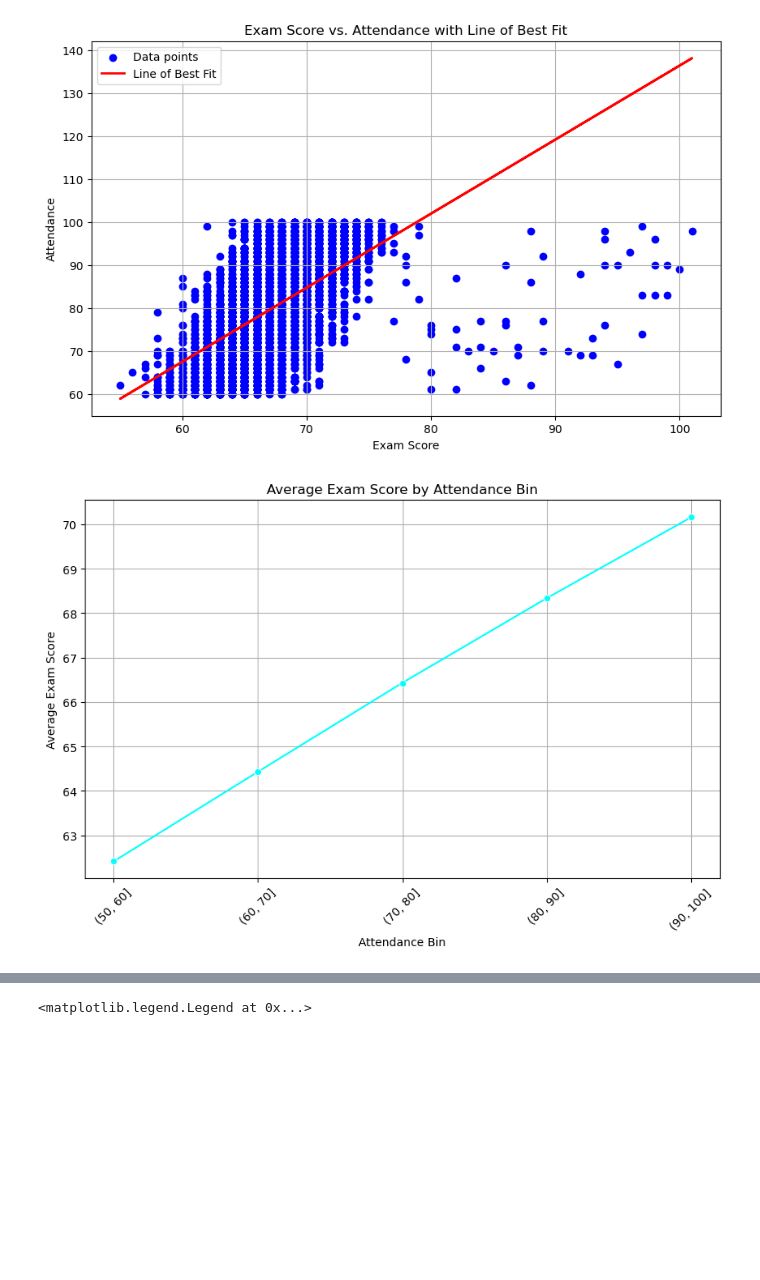
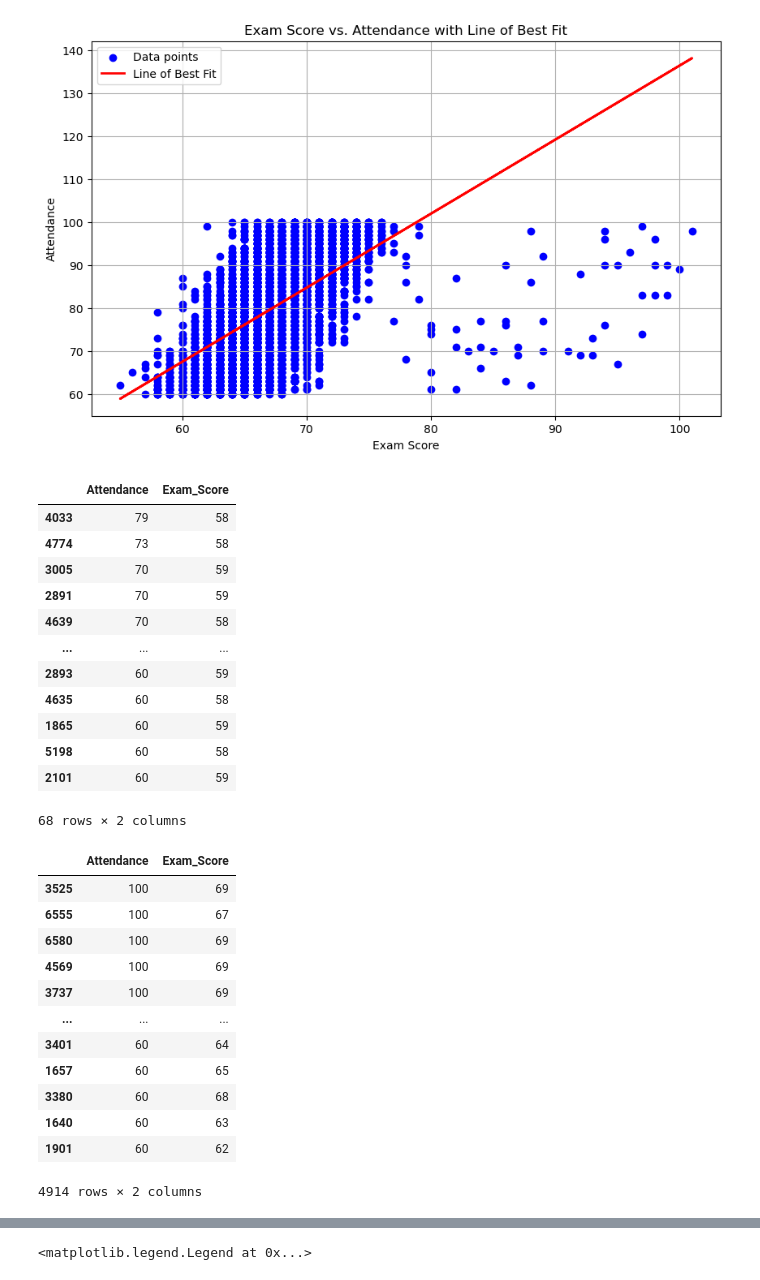
Before and after one commit to ThomasShikalepo/Data-Analysis, a Jupyter notebook: StudentPeromanceFactors.ipynb, the cells around one changed output, grey strips where cells are left out. Saved outputs shown, nothing was run; the diff lists cells and outputs as text; code cells hidden in the pictures; blank space fills up the shorter version.

```diff
--- a/StudentPeromanceFactors.ipynb
+++ b/StudentPeromanceFactors.ipynb
@@ -226,18 +202,41 @@ plt.grid(True)
 plt.show()
 # %% [output]
 [figure]
-# %%
-
-# Ensure attendance bin is a string for proper plotting
-attendance_score['Attendance_Bin'] = attendance_score['Attendance_Bin'].astype(str) # type: ignore
-
-plt.figure(figsize=(10, 6))
-sns.lineplot(x='Attendance_Bin', y='Exam_Score', data=attendance_score, marker='o', color='aqua') # type: ignore
-plt.title('Average Exam Score by Attendance Bin')
-plt.xlabel('Attendance Bin')
-plt.ylabel('Average Exam Score')
-plt.xticks(rotation=45)
-plt.grid(True)
-plt.show()
-# %% [output]
-[figure, removed]
+# %%
+# Filtering the data for students who passed with Exam_Score between 50 and 60 (inclusive)
+# Sorting them by Attendance in descending order, and selecting only 'Attendance' and 'Exam_Score' columns
+passed = df.loc[(df['Exam_Score'] >= 50) & (df['Exam_Score'] < 60)].sort_values("Attendance", ascending=False)[['Attendance', 'Exam_Score']]
+passed
+# %% [output]
+|  | Attendance | Exam_Score |
+| 4033 | 79 | 58 |
+| 4774 | 73 | 58 |
+| 3005 | 70 | 59 |
+| 2891 | 70 | 59 |
+| 4639 | 70 | 58 |
+| ... | ... | ... |
+| 2893 | 60 | 59 |
+| 4635 | 60 | 58 |
+| 1865 | 60 | 59 |
+| 5198 | 60 | 58 |
+| 2101 | 60 | 59 |
+68 rows × 2 columns
+# %%
+# Filtering the data for students who got a credit, with Exam_Score between 60 and 70 (inclusive)
+# Sorting them by Attendance in descending order, and selecting only 'Attendance' and 'Exam_Score' columns
+credit = df.loc[(df['Exam_Score'] >= 60) & (df['Exam_Score'] < 70)].sort_values("Attendance", ascending=False)[['Attendance', 'Exam_Score']]
+credit
+# %% [output]
+|  | Attendance | Exam_Score |
+| 3525 | 100 | 69 |
+| 6555 | 100 | 67 |
+| 6580 | 100 | 69 |
+| 4569 | 100 | 69 |
+| 3737 | 100 | 69 |
+| ... | ... | ... |
+| 3401 | 60 | 64 |
+| 1657 | 60 | 65 |
+| 3380 | 60 | 68 |
+| 1640 | 60 | 63 |
+| 1901 | 60 | 62 |
+4914 rows × 2 columns
```
Also changed, not shown: parts of 8 cells of this notebook.
